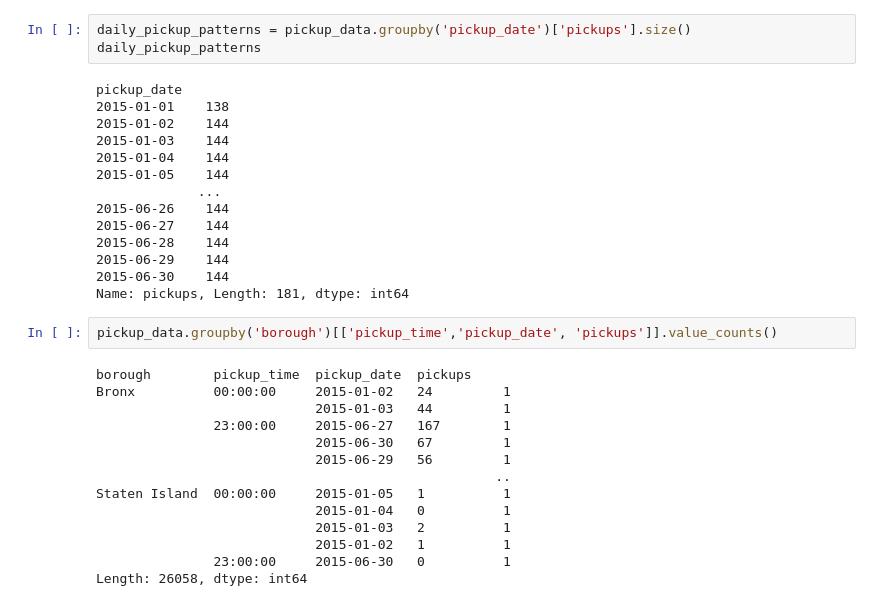
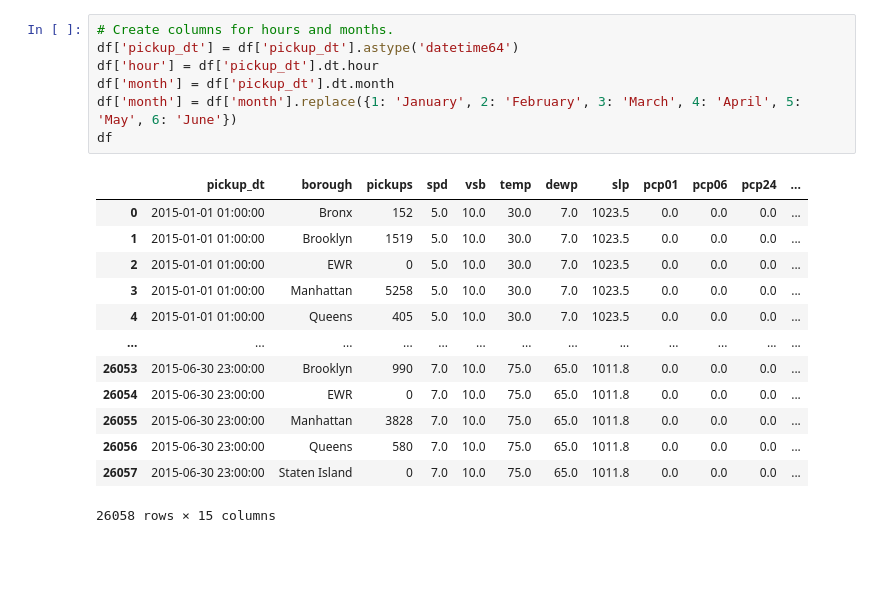
Before and after one commit to Jherza-X/Project1-Group9, a Jupyter notebook: Uber-Weather-Project/project-1 - Q3.ipynb, the cells around one changed output. Saved outputs shown, nothing was run; the diff lists cells and outputs as text; blank space fills up the shorter version.

```diff
--- a/Uber-Weather-Project/project-1 - Q3.ipynb
+++ b/Uber-Weather-Project/project-1 - Q3.ipynb
@@ -97,33 +74,21 @@ Name: pickups, dtype: int64
-# %%
-daily_pickup_patterns = pickup_data.groupby('pickup_date')['pickups'].size()
-daily_pickup_patterns
-# %% [output]
-pickup_date
-2015-01-01    138
-2015-01-02    144
-2015-01-03    144
-2015-01-04    144
-2015-01-05    144
-             ...
-2015-06-26    144
-2015-06-27    144
-2015-06-28    144
-2015-06-29    144
-2015-06-30    144
-Name: pickups, Length: 181, dtype: int64
-# %%
-pickup_data.groupby('borough')[['pickup_time','pickup_date', 'pickups']].value_counts()
-# %% [output]
-borough        pickup_time  pickup_date  pickups
-Bronx          00:00:00     2015-01-02   24         1
-                            2015-01-03   44         1
-               23:00:00     2015-06-27   167        1
-                            2015-06-30   67         1
-                            2015-06-29   56         1
-                                                   ..
-Staten Island  00:00:00     2015-01-05   1          1
-                            2015-01-04   0          1
-                            2015-01-03   2          1
-                            2015-01-02   1          1
-               23:00:00     2015-06-30   0          1
-Length: 26058, dtype: int64
+# %%
+# Create columns for hours and months.
+df['pickup_dt'] = df['pickup_dt'].astype('datetime64')
+df['hour'] = df['pickup_dt'].dt.hour
+df['month'] = df['pickup_dt'].dt.month
+df['month'] = df['month'].replace({1: 'January', 2: 'February', 3: 'March', 4: 'April', 5: 'May', 6: 'June'})
+df
+# %% [output]
+|  | pickup_dt | borough | pickups | spd | vsb | temp | dewp | slp | pcp01 | pcp06 | pcp24 | ... |
+| 0 | 2015-01-01 01:00:00 | Bronx | 152 | 5.0 | 10.0 | 30.0 | 7.0 | 1023.5 | 0.0 | 0.0 | 0.0 | ... |
+| 1 | 2015-01-01 01:00:00 | Brooklyn | 1519 | 5.0 | 10.0 | 30.0 | 7.0 | 1023.5 | 0.0 | 0.0 | 0.0 | ... |
+| 2 | 2015-01-01 01:00:00 | EWR | 0 | 5.0 | 10.0 | 30.0 | 7.0 | 1023.5 | 0.0 | 0.0 | 0.0 | ... |
+| 3 | 2015-01-01 01:00:00 | Manhattan | 5258 | 5.0 | 10.0 | 30.0 | 7.0 | 1023.5 | 0.0 | 0.0 | 0.0 | ... |
+| 4 | 2015-01-01 01:00:00 | Queens | 405 | 5.0 | 10.0 | 30.0 | 7.0 | 1023.5 | 0.0 | 0.0 | 0.0 | ... |
+| ... | ... | ... | ... | ... | ... | ... | ... | ... | ... | ... | ... | ... |
+| 26053 | 2015-06-30 23:00:00 | Brooklyn | 990 | 7.0 | 10.0 | 75.0 | 65.0 | 1011.8 | 0.0 | 0.0 | 0.0 | ... |
+| 26054 | 2015-06-30 23:00:00 | EWR | 0 | 7.0 | 10.0 | 75.0 | 65.0 | 1011.8 | 0.0 | 0.0 | 0.0 | ... |
+| 26055 | 2015-06-30 23:00:00 | Manhattan | 3828 | 7.0 | 10.0 | 75.0 | 65.0 | 1011.8 | 0.0 | 0.0 | 0.0 | ... |
+| 26056 | 2015-06-30 23:00:00 | Queens | 580 | 7.0 | 10.0 | 75.0 | 65.0 | 1011.8 | 0.0 | 0.0 | 0.0 | ... |
+| 26057 | 2015-06-30 23:00:00 | Staten Island | 0 | 7.0 | 10.0 | 75.0 | 65.0 | 1011.8 | 0.0 | 0.0 | 0.0 | ... |
+26058 rows × 15 columns
```
Also changed, not shown: parts of 11 cells of this notebook, 3 other files.
